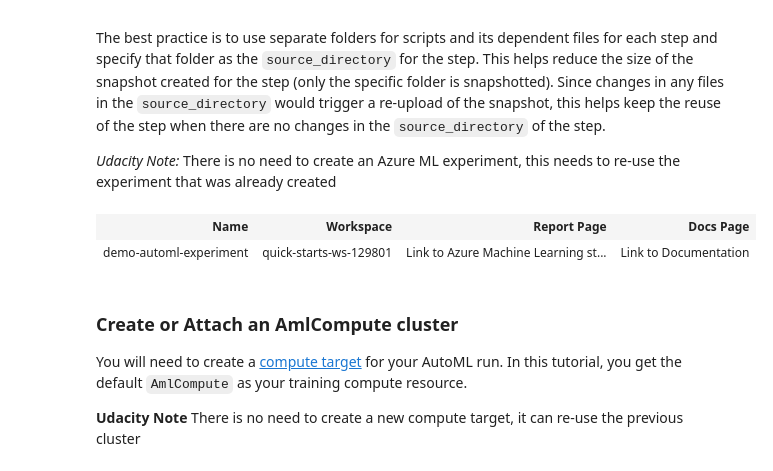
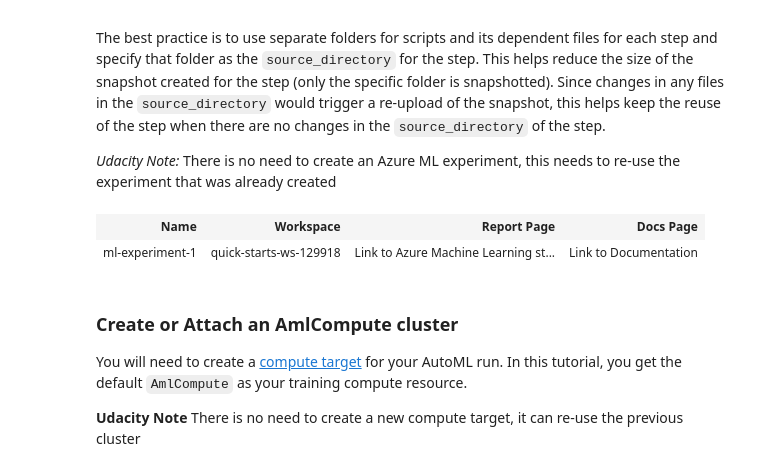
Before and after one commit to riokorb/nd00333_AZMLND_C2, a Jupyter notebook: aml-pipelines-with-automated-machine-learning-step.ipynb, the cells around one changed output. Drawn from its saved outputs; the diff is of its cells as text; code cells hidden in the pictures.

```diff
--- a/aml-pipelines-with-automated-machine-learning-step.ipynb
+++ b/aml-pipelines-with-automated-machine-learning-step.ipynb
@@ -71,14 +71,14 @@ The best practice is to use separate folders for scripts and its dependent files
 # %%
 # Choose a name for the run history container in the workspace.
 # NOTE: update these to match your existing experiment name
-experiment_name = 'demo-automl-experiment'
+experiment_name = 'ml-experiment-1'
 project_folder = './pipeline-project'
 
 experiment = Experiment(ws, experiment_name)
 experiment
 # %% [output]
 | Name | Workspace | Report Page | Docs Page |
-| demo-automl-experiment | quick-starts-ws-129801 | Link to Azure Machine Learning st... | Link to Documentation |
+| ml-experiment-1 | quick-starts-ws-129918 | Link to Azure Machine Learning st... | Link to Documentation |
 # %% [markdown]
 ### Create or Attach an AmlCompute cluster
 You will need to create a [compute target](https://docs.microsoft.com/azure/machine-learning/service/concept-azure-machine-learning-architecture#compute-target) for your AutoML run. In this tutorial, you get the default `AmlCompute` as your training compute resource.
```
Also changed, not shown: parts of 13 cells of this notebook, 22 other files.
